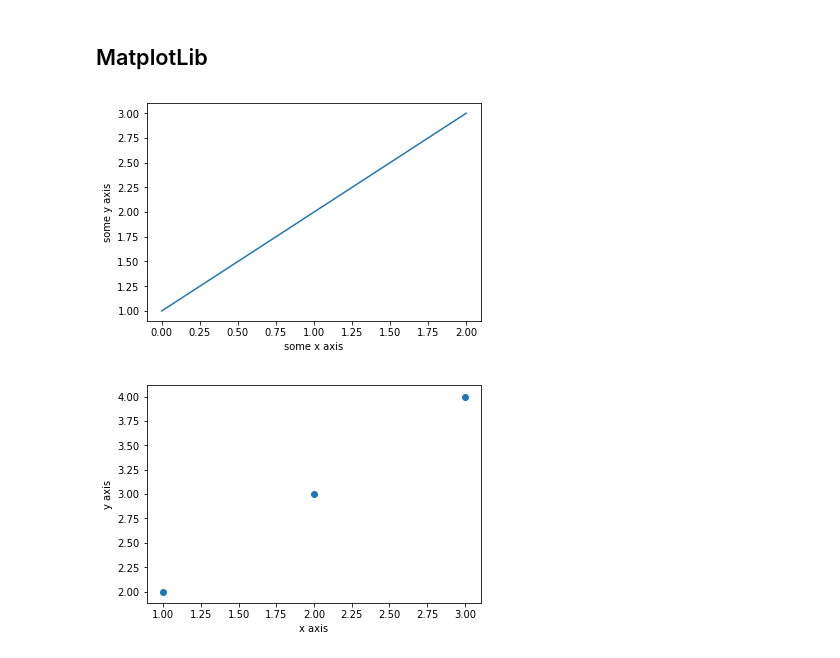
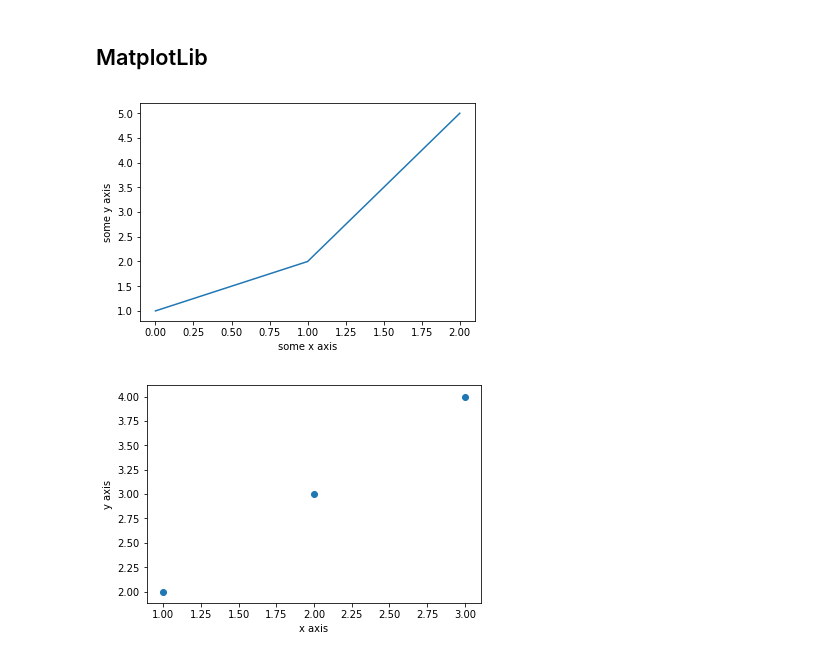
Before and after one commit to dielsonsales/Machine-Learning-Playground, a Jupyter notebook: Machine Learning Experiments.ipynb, the cells around one changed output. Saved outputs shown, nothing was run; the diff lists cells and outputs as text; code cells hidden in the pictures.

```diff
--- a/Machine Learning Experiments.ipynb
+++ b/Machine Learning Experiments.ipynb
@@ -31,13 +39,13 @@ Multiplication is [6 6 6]
 # %% [markdown]
 ## MatplotLib
 # %%
-my_array = numpy.array([1, 2, 3])
+my_array = numpy.array([1, 2, 5])
 plt.plot(my_array)
 plt.xlabel('some x axis')
 plt.ylabel('some y axis')
 plt.show()
 # %% [output]
-[figure, old version]
+[figure, new version]
 # %%
 x = numpy.array([1, 2, 3])
 y = numpy.array([2, 3, 4])
```
Also changed, not shown: parts of 15 cells of this notebook, 2 other files.
